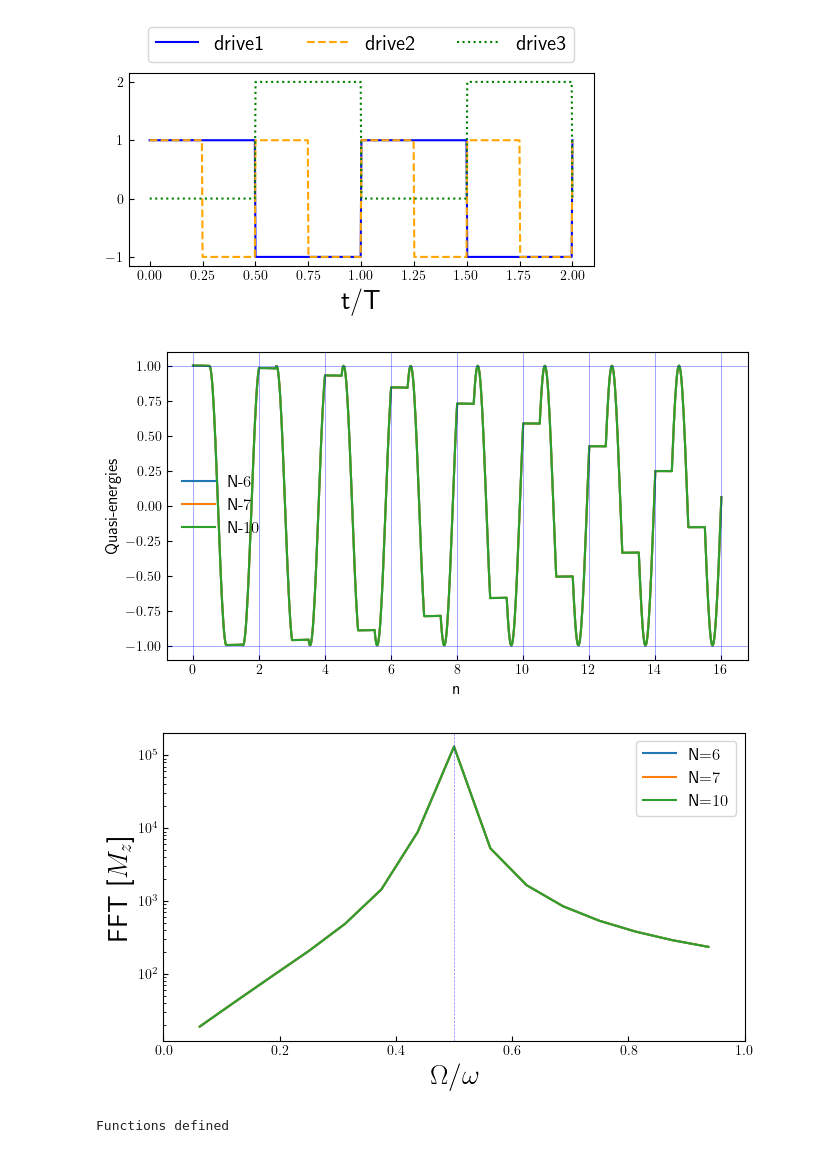
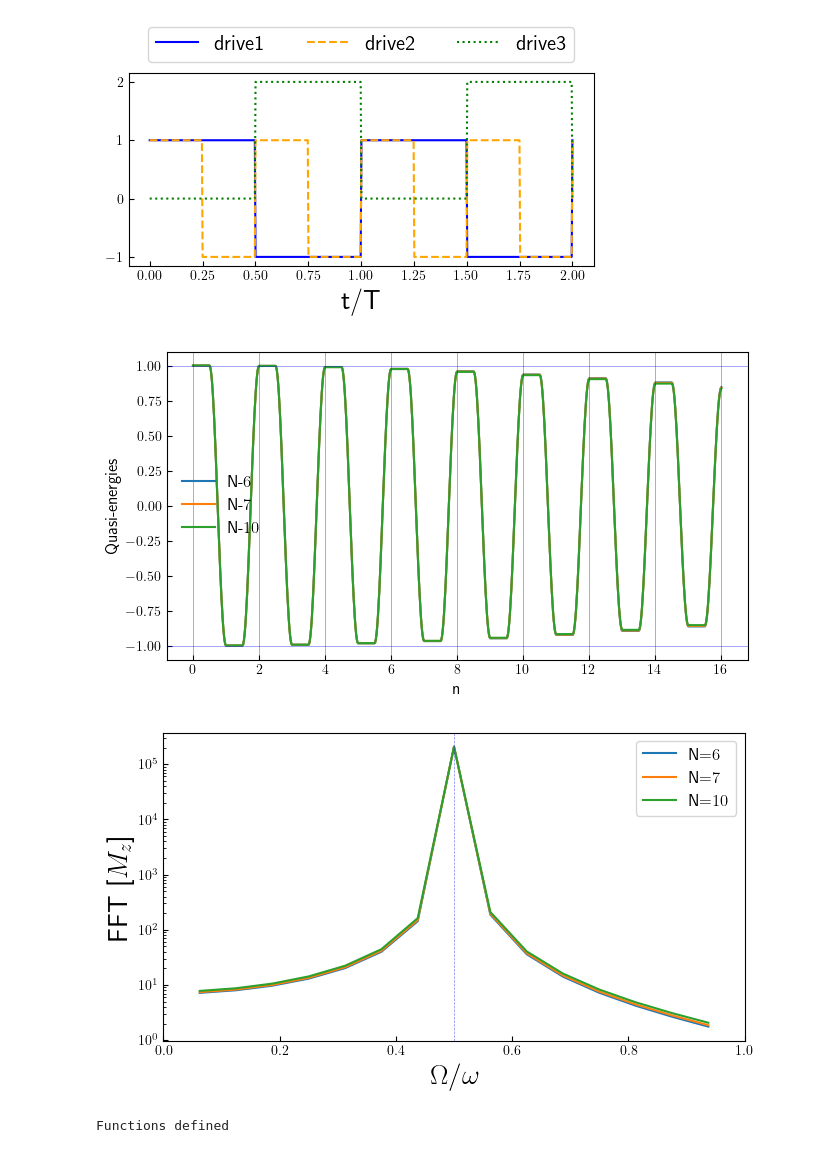
Before and after one commit to rahmahi/Impure_Flat-band, a Jupyter notebook: impure_fb_DTC.ipynb, the cells around one changed output. Drawn from its saved outputs; the diff is of its cells as text; code cells hidden in the pictures.

```diff
--- a/impure_fb_DTC.ipynb
+++ b/impure_fb_DTC.ipynb
@@ -65,13 +65,13 @@ def position_hamiltonian(args):
         id = qeye(2**i)
         dim11 = N-2-i
         id1 = qeye(2**dim11)
-        H01 = H01 + Qobj(tensor(id,tensor(sx,tensor(sx,id1))).full())
+        H01 = H01 + Qobj(tensor(id,tensor(sz,tensor(sz,id1))).full())
 
     for i in range(N):
         id = qeye(2 ** i)
         dim11 = N-1-i
         id1 = qeye(2 ** dim11)
-        H02 = H02 + Qobj(tensor(id,tensor(sz,id1)).full())
+        H02 = H02 + Qobj(tensor(id,tensor(sx,id1)).full())
 
     for i in range(N):
         id = qeye(2**i)
@@ -84,7 +84,7 @@ def position_hamiltonian(args):
         id = qeye(2**i)
         dim11 = N-1-i
         id1 = qeye(2**dim11)
-        H31 = H31 + Qobj(tensor(id,tensor(sz,id1)).full()) * (1-er)
+        H31 = H31 + Qobj(tensor(id,tensor(sz,id1)).full())
 
     return H01, H02, H11, H31
 
@@ -95,7 +95,6 @@ def floquet_return_position(args):
     er = args['er']
     H01, H02, H11, H31 = position_hamiltonian(args)
     H = [[H01, drive1],[H02,drive2],[H11,drive3]]
-    H = [[H01, drive1],[H02,drive2]]
 
     T = 2 * np.pi/args['omega']
     f_modes_0, f_energies = floquet_modes(H, T, args)
@@ -107,7 +106,6 @@ def magnetization_position(args):
     er = args['er']
     H01, H02, H11, H31 = position_hamiltonian(args)
     H = [[H01, drive1],[H02,drive2],[H11,drive3]]
-    #H = [[H01, drive1],[H02,drive2]]
 
     grket = basis(2**N,0)
     times = args['times']
@@ -300,19 +299,19 @@ def position_hamiltonian(args):
     er = args['er']
     sx,sy,sz = sigmax(), sigmay(), sigmaz()
     empt = qzero(2**N) + 1j * qzero(2**N)
-    H01, H02, H11, H31, H41 = empt,  empt, empt, empt, empt
+    H01, H02, H11, H31 = empt,  empt, empt, empt
 
     for i in range(N-1):
         id = qeye(2**i)
         dim11 = N-2-i
         id1 = qeye(2**dim11)
-        H01 = H01 + Qobj(tensor(id,tensor(sx,tensor(sx,id1))).full())
+        H01 = H01 + Qobj(tensor(id,tensor(sz,tensor(sz,id1))).full())
 
     for i in range(N):
         id = qeye(2 ** i)
         dim11 = N-1-i
         id1 = qeye(2 ** dim11)
-        H02 = H02 + Qobj(tensor(id,tensor(sz,id1)).full())
+        H02 = H02 + Qobj(tensor(id,tensor(sx,id1)).full())
 
     for i in range(N):
         id = qeye(2**i)
@@ -320,14 +319,21 @@ def position_hamiltonian(args):
         id1 = qeye(2**dim11)
         H11 = H11 + Qobj(tensor(id,tensor(sx,id1)).full()) * (1-er)
 
-    return H01, H02, H11
+
+    for i in range(N):
+        id = qeye(2**i)
+        dim11 = N-1-i
+        id1 = qeye(2**dim11)
+        H31 = H31 + Qobj(tensor(id,tensor(sz,id1)).full())
+
+    return H01, H02, H11, H31
 
 # FLOQUET ANALYSIS
 
 def floquet_return_position(args):
     N  =  args['N']
     er = args['er']
-    H01, H02, H11 = position_hamiltonian(args)
+    H01, H02, H11, H31 = position_hamiltonian(args)
     H = [[H01, drive1],[H02,drive2],[H11,drive3]]
 
     T = 2 * np.pi/args['omega']
@@ -338,12 +344,12 @@ def floquet_return_position(args):
 def magnetization_position(args):
     N  =  args['N']
     er = args['er']
-    H01, H02, H11 = position_hamiltonian(args)
+    H01, H02, H11, H31 = position_hamiltonian(args)
     H = [[H01, drive1],[H02,drive2],[H11,drive3]]
 
     grket = basis(2**N,0)
     times = args['times']
-    data = mesolve(H, grket, times, [], [H02/N], args = args)
+    data = mesolve(H, grket, times, [], [H31/N], args = args)
     return data.expect
 
 print("Functions defined")
@@ -403,8 +409,8 @@ duty = 0.5
 
 lambda_s = w/(4*duty)
 J = 0.18
-g = J
-er = 0.03
+g = J/2
+er = 0.0
 
 T = 2 * np.pi/omega
 time_period = 16
@@ -415,34 +421,34 @@ p = Pool(processes = nprocs)
 opts = Options(nsteps=1e4, num_cpus=1, openmp_threads=1)
 
 params = [{'omega':omega,'er':er, 'lambda_s':w/(4*duty),'h':h,\
             'times':times, 'N':N, 'duty':duty,'J':J, 'g':g} for N in Ns]
 
 data_tfim_p_fb = np.array(p.map(magnetization_position, params))
 
 # DATA PLOTTING
 
 for i, N in enumerate(Ns):
     plt.plot(times/T, data_tfim_p_fb[i][0], label =fr"N-${N}$")
 
 plt.xlabel('n')
 plt.ylabel(r'Quasi-energies')
 plt.tick_params(axis='both', which='both', labelsize=10)
 plt.tick_params(which='both', direction='in')
 plt.legend(frameon = False,  fontsize =12)
 #plt.xlim(1490, 1500)
 #plt.ylim(0.99, 1.01)
 
 plt.axhline(y = 1,  color = 'blue', alpha = 0.5, lw = 0.5)
 plt.axhline(y = -1, color = 'blue', alpha = 0.5, lw = 0.5)
 
 for i in np.arange(0, int(times[-1]/T)+1, 2):
     plt.axvline(x = i, color = 'blue', alpha = 0.5, lw = 0.5)
 
 #plt.savefig("ising_freezing_dtc_magnetization.pdf", bbox_inches = 'tight')
 
 plt.show()
 # %% [output]
-[figure, old version]
+[figure, new version]
 # %%
 # FFT of each magnetization data
 from mpl_toolkits.axes_grid1.inset_locator import inset_axes
@@ -481,7 +487,7 @@ plt.axvline(x = 0.5, color = 'blue', alpha = 0.5, lw = 0.5, ls = '--')
 #plt.savefig("ising_freezing_dtc_fft_magnetization.pdf", bbox_inches = 'tight')
 plt.show()
 # %% [output]
-[figure, old version]
+[figure, new version]
 # %%
 # Basisc square wave: SX-->T1;  flat band --> T2;  T1 + T2 = T
 from scipy.special import jn_zeros
```
Also changed, not shown: parts of 5 cells of this notebook, 1 other file.
